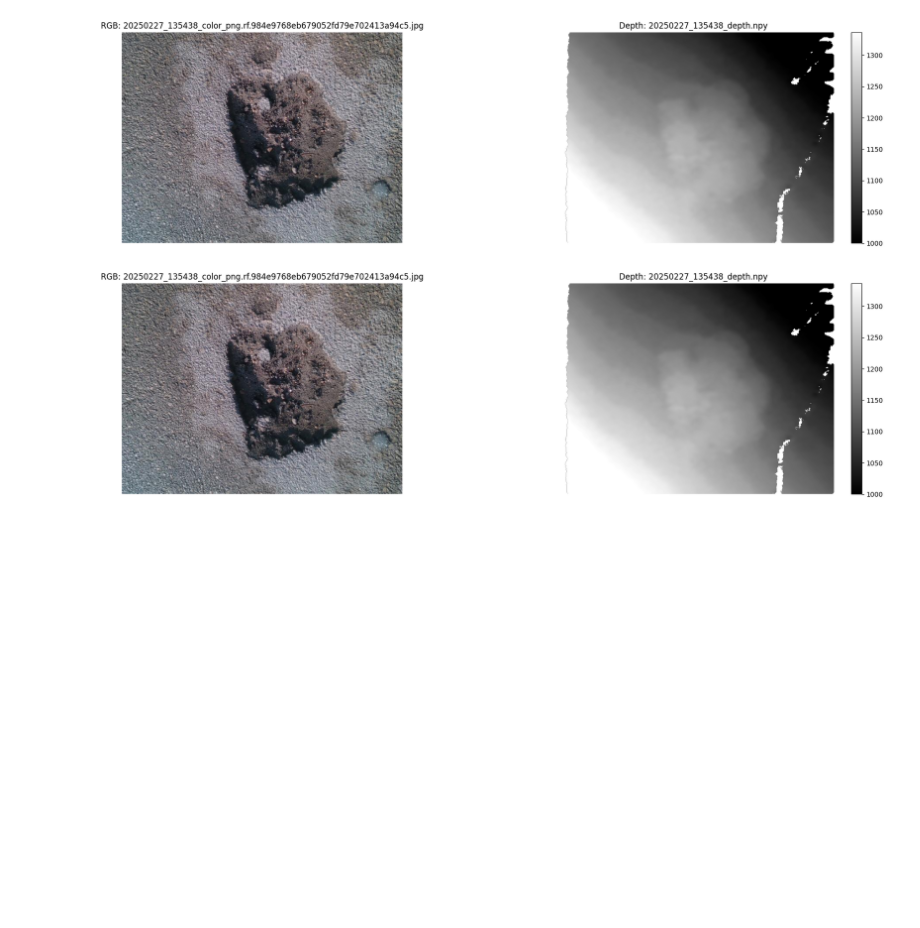
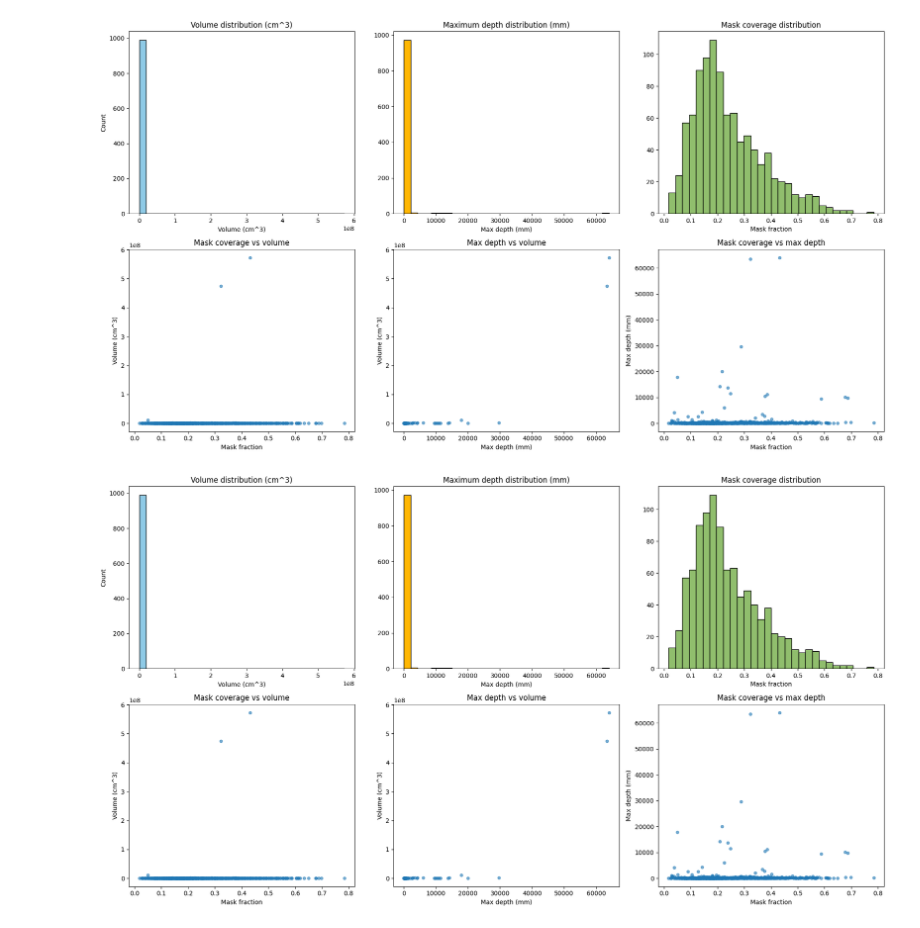
Before and after one commit to Adribom/dgm-2026.1, a Jupyter notebook: projects/multimodal-pothole-detection/notebooks/pothole_exploration.ipynb, the cells around one changed output. Drawn from its saved outputs; the diff is of its cells as text; code cells hidden in the pictures; blank space fills up the shorter version.

```diff
--- a/projects/multimodal-pothole-detection/notebooks/pothole_exploration.ipynb
+++ b/projects/multimodal-pothole-detection/notebooks/pothole_exploration.ipynb
@@ -48,33 +131,39 @@ manifest.head()
 # %%
-def show_pothrgbd_sample(row_index: int = 0):
-    row = manifest.iloc[row_index]
-    dataset_root = code_root / 'datasets' / 'PothRGDB' / 'PUBLIC POTHOLE DATASET'
-    image_path = dataset_root / row['image_path']
-    depth_path = dataset_root / row['depth_path']
-    label_path = dataset_root / row['label_path']
+if metrics_df.empty:
+    raise RuntimeError("No metrics were computed. Check the manifest and helper functions first.")
 
-    image = Image.open(image_path).convert('RGB')
-    depth = np.load(depth_path)
+fig, axes = plt.subplots(2, 3, figsize=(18, 10))
 
-    fig, axes = plt.subplots(1, 2, figsize=(18, 5))
-    axes[0].imshow(image)
-    axes[0].set_title(f'RGB: {image_path.name}')
-    axes[0].axis('off')
+axes[0, 0].hist(metrics_df["volume_cm3"], bins=30, color="#8ecae6", edgecolor="black")
+axes[0, 0].set_title("Volume distribution (cm^3)")
+axes[0, 0].set_xlabel("Volume (cm^3)")
+axes[0, 0].set_ylabel("Count")
 
-    depth_vis = np.where(depth == 0, np.nan, depth)
-    im = axes[1].imshow(depth_vis, vmin=np.nanpercentile(depth_vis, 5), vmax=np.nanpercentile(depth_vis, 95))
-    axes[1].set_title(f'Depth: {depth_path.name}')
-    axes[1].axis('off')
-    fig.colorbar(im, ax=axes[1], fraction=0.046, pad=0.04)
+axes[0, 1].hist(metrics_df["max_depth_mm"], bins=30, color="#ffb703", edgecolor="black")
+axes[0, 1].set_title("Maximum depth distribution (mm)")
+axes[0, 1].set_xlabel("Max depth (mm)")
 
-    # axes[2].text(0.02, 0.95, label_path.read_text()[:800], va='top', family='monospace')
-    # axes[2].set_title(f'YOLO label: {label_path.name}')
-    # axes[2].axis('off')
+axes[0, 2].hist(metrics_df["mask_fraction"], bins=30, color="#90be6d", edgecolor="black")
+axes[0, 2].set_title("Mask coverage distribution")
+axes[0, 2].set_xlabel("Mask fraction")
 
-    fig.tight_layout()
-    return fig
+axes[1, 0].scatter(metrics_df["mask_fraction"], metrics_df["volume_cm3"], alpha=0.6, s=20)
+axes[1, 0].set_title("Mask coverage vs volume")
+axes[1, 0].set_xlabel("Mask fraction")
+axes[1, 0].set_ylabel("Volume (cm^3)")
 
-show_pothrgbd_sample(0)
+axes[1, 1].scatter(metrics_df["max_depth_mm"], metrics_df["volume_cm3"], alpha=0.6, s=20)
+axes[1, 1].set_title("Max depth vs volume")
+axes[1, 1].set_xlabel("Max depth (mm)")
+axes[1, 1].set_ylabel("Volume (cm^3)")
+
+axes[1, 2].scatter(metrics_df["mask_fraction"], metrics_df["max_depth_mm"], alpha=0.6, s=20)
+axes[1, 2].set_title("Mask coverage vs max depth")
+axes[1, 2].set_xlabel("Mask fraction")
+axes[1, 2].set_ylabel("Max depth (mm)")
+
+fig.tight_layout()
+fig
 # %% [output]
-[figure, old version]
+[figure, new version]
-[figure, old version]
+[figure, new version]
```
Also changed, not shown: parts of 9 cells of this notebook, 7 other files.
